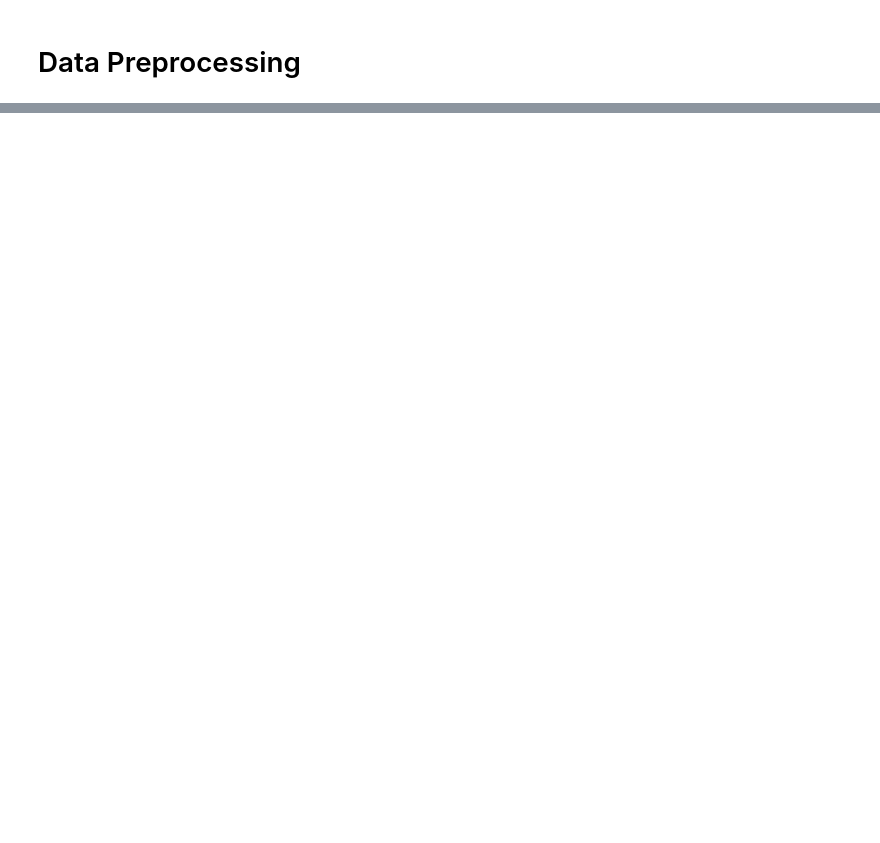
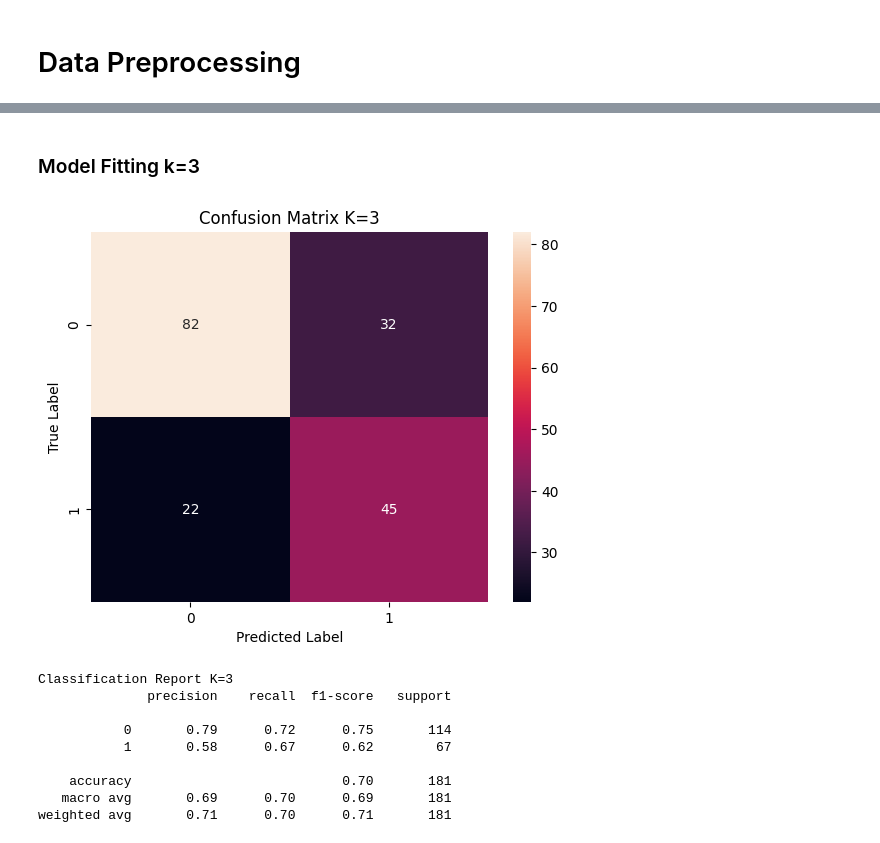
Before and after one commit to vandyG/datascience-pa2, a Jupyter notebook: src/knn.ipynb, the cells around one changed output, grey strips where cells are left out. Saved outputs shown, nothing was run; the diff lists cells and outputs as text; code cells hidden in the pictures; blank space fills up the shorter version.

```diff
--- a/src/knn.ipynb
+++ b/src/knn.ipynb
@@ -124,0 +457,62 @@ plt.show()
+# %%
+# %%
+
+# Import necessary libraries for model evaluation and resampling
+from sklearn.metrics import confusion_matrix
+from imblearn.over_sampling import SMOTE
+from sklearn.model_selection import cross_val_score, train_test_split
+from sklearn.neighbors import KNeighborsClassifier
+
+# Split data into training and testing sets before balancing
+X_train, X_test, y_train, y_test = train_test_split(X, y, test_size=0.25)
+
+# Apply SMOTE for oversampling to handle class imbalance
+smote = SMOTE()
+X_train_resampled, y_train_resampled = smote.fit_resample(X_train, y_train)
+# %% [markdown]
+### Model Fitting k=3
+# %%
+# %%
+
+from sklearn.metrics import classification_report
+
+# Set K value for KNN
+k = 3
+# Initialize KNeighborsClassifier with specified parameters
+model_3 = KNeighborsClassifier(n_neighbors=k, p=2, metric="minkowski")
+# Train the model using the resampled training data
+model_3.fit(X_train_resampled, y_train_resampled)
+# Make predictions on the test data
+result = model_3.predict(X_test)
+
+# Calculate the confusion matrix
+cm = confusion_matrix(y_test, result)
+
+# Create a heatmap of the confusion matrix
+sns.heatmap(cm, annot=True, fmt="d")
+plt.xlabel("Predicted Label")
+plt.ylabel("True Label")
+plt.title(f"Confusion Matrix K={k}")
+plt.show()
+
+# Print the classification report
+print(f"Classification Report K={k}")
+print(classification_report(y_test, result))
+
+# Perform cross-validation and calculate accuracy scores
+scores = cross_val_score(model_3, X_train_resampled, y_train_resampled, cv=5, scoring="accuracy")
+
+# Calculate error rate and append to the list
+error_rates = []
+error_rates.append(1 - scores.mean())
+# %% [output]
+[figure, added]
+Classification Report K=3
+              precision    recall  f1-score   support
+
+           0       0.79      0.72      0.75       114
+           1       0.58      0.67      0.62        67
+
+    accuracy                           0.70       181
+   macro avg       0.69      0.70      0.69       181
+weighted avg       0.71      0.70      0.71       181
```
Also changed, not shown: parts of 66 cells of this notebook, 1 other file.
